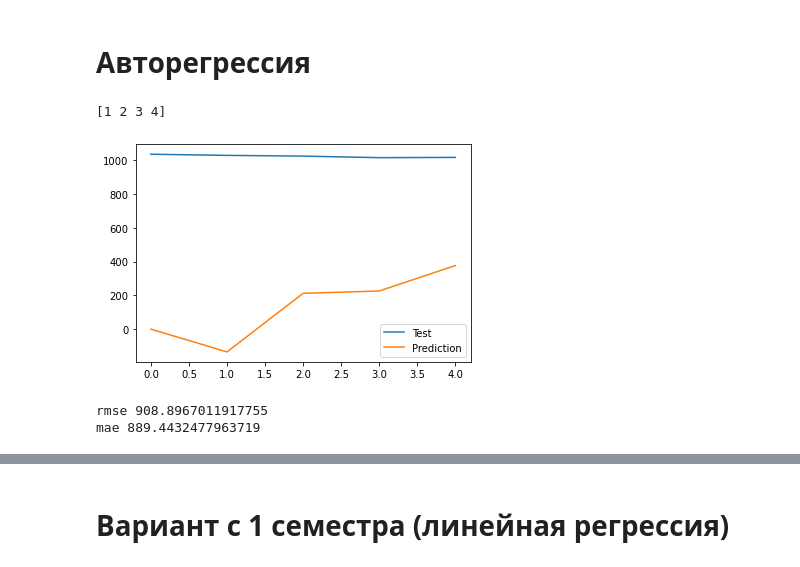
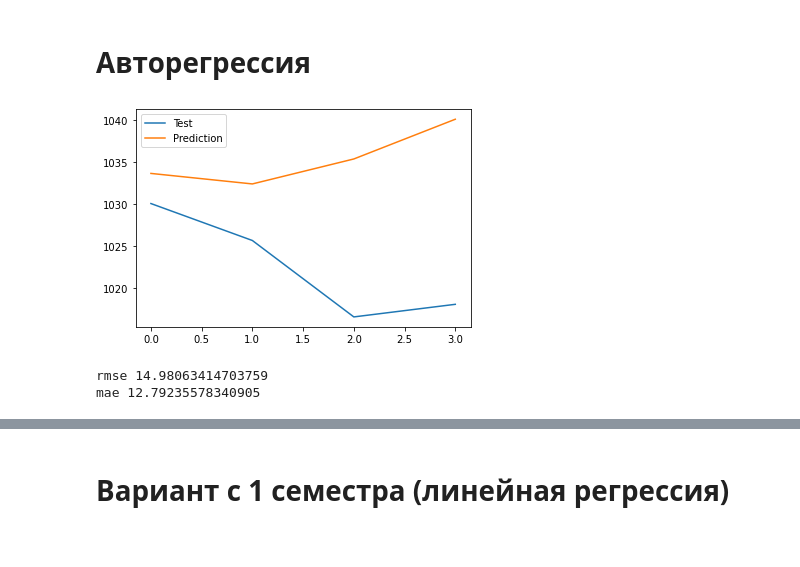
Before and after one commit to Loinen/geodata_analysis, a Jupyter notebook: lab2021.ipynb, the cells around one changed output, grey strips where cells are left out. Cells and saved outputs as stored; diff of their text form; code cells hidden in the pictures.

Commit message:
fixed autoregression

```diff
--- a/lab2021.ipynb
+++ b/lab2021.ipynb
@@ -118,14 +83,12 @@ def autoreg(series, prediction_size, train_size, lags, trend, exog=None):
     X_train_autoreg, X_test_autoreg = series[len(series)-train_size-prediction_size:len(series)-prediction_size],\
     series[len(series)-prediction_size:]
 
-    lags_auto = ar_select_order(X_train_autoreg, maxlag=30)
-
     if exog is None:
         autoreg_model = AutoReg(X_train_autoreg, lags=lags, trend=trend)
         autoreg_model_fit = autoreg_model.fit()
 
-        predictions = autoreg_model_fit.predict(start=len(X_train_autoreg),
-                                end=len(X_test_autoreg)+len(X_train_autoreg)-1, dynamic=True)
+        predictions = autoreg_model_fit.predict(start=len(X_train_autoreg)-1,
+                                end=len(X_test_autoreg)+len(X_train_autoreg)-2, dynamic=True)
     else:
         exog_train, exog_test = exog[len(exog)-train_size-prediction_size:len(exog)-prediction_size],\
         exog[len(exog)-prediction_size:]
@@ -133,8 +96,8 @@ def autoreg(series, prediction_size, train_size, lags, trend, exog=None):
         autoreg_model = AutoReg(X_train_autoreg, lags=lags, trend=trend, exog=exog_train)
         autoreg_model_fit = autoreg_model.fit()
 
-        predictions = autoreg_model_fit.predict(start=len(X_train_autoreg),
-                                end=len(X_test_autoreg)+len(X_train_autoreg)-1, dynamic=True, exog_oos=exog_test)
+        predictions = autoreg_model_fit.predict(start=len(X_train_autoreg)-1,
+                                end=len(X_test_autoreg)+len(X_train_autoreg)-2, dynamic=True, exog_oos=exog_test)
 
     rmse = sqrt(mean_squared_error(X_test_autoreg, predictions))
     mae = mean_absolute_error(X_test_autoreg, predictions)
@@ -152,10 +115,9 @@ def autoreg(series, prediction_size, train_size, lags, trend, exog=None):
 
     return predictions
 # %%
-prediction_size = 5
-predictions_5_points = autoreg(pressure, prediction_size, 200, 30, 'n')
+prediction_size = 4
+predictions_5_points = autoreg(pressure, prediction_size, 10, 3, 'n')
 # %% [output]
+[figure, new version]
-[1 2 3 4]
+rmse 14.98063414703759
+mae 12.79235578340905
-[figure, old version]
-rmse 908.8967011917755
-mae 889.4432477963719
```
Also changed, not shown: parts of 14 cells of this notebook.
